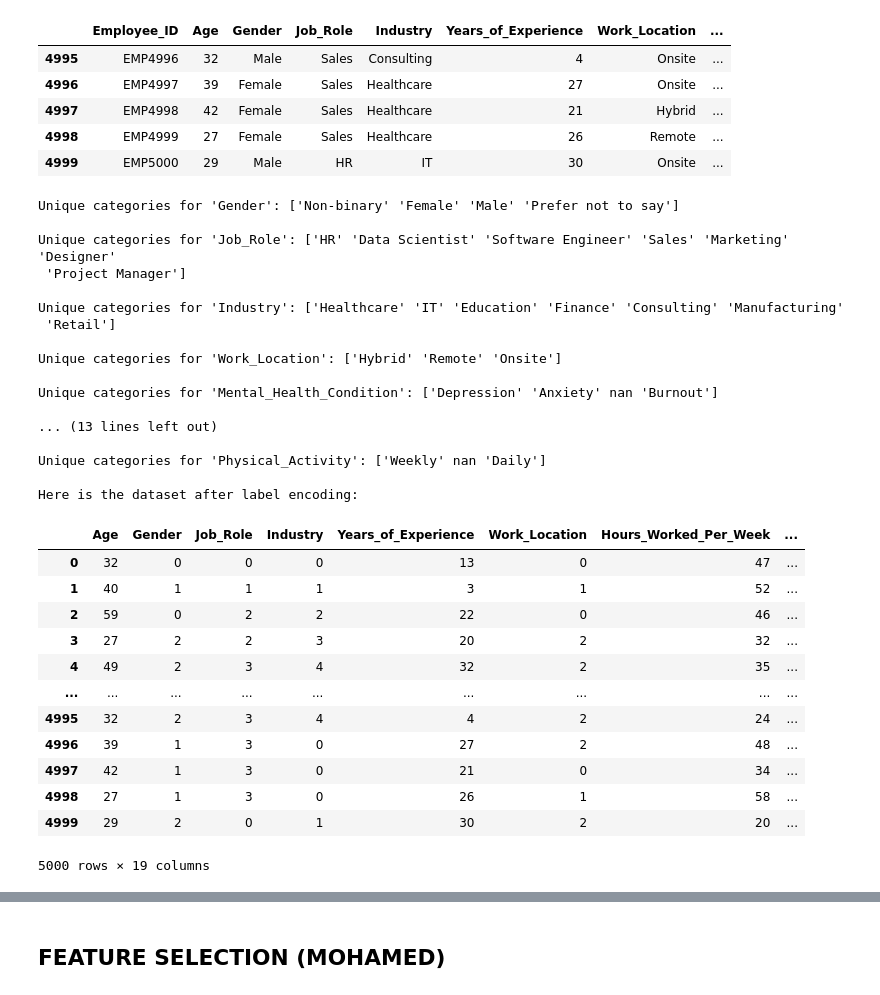
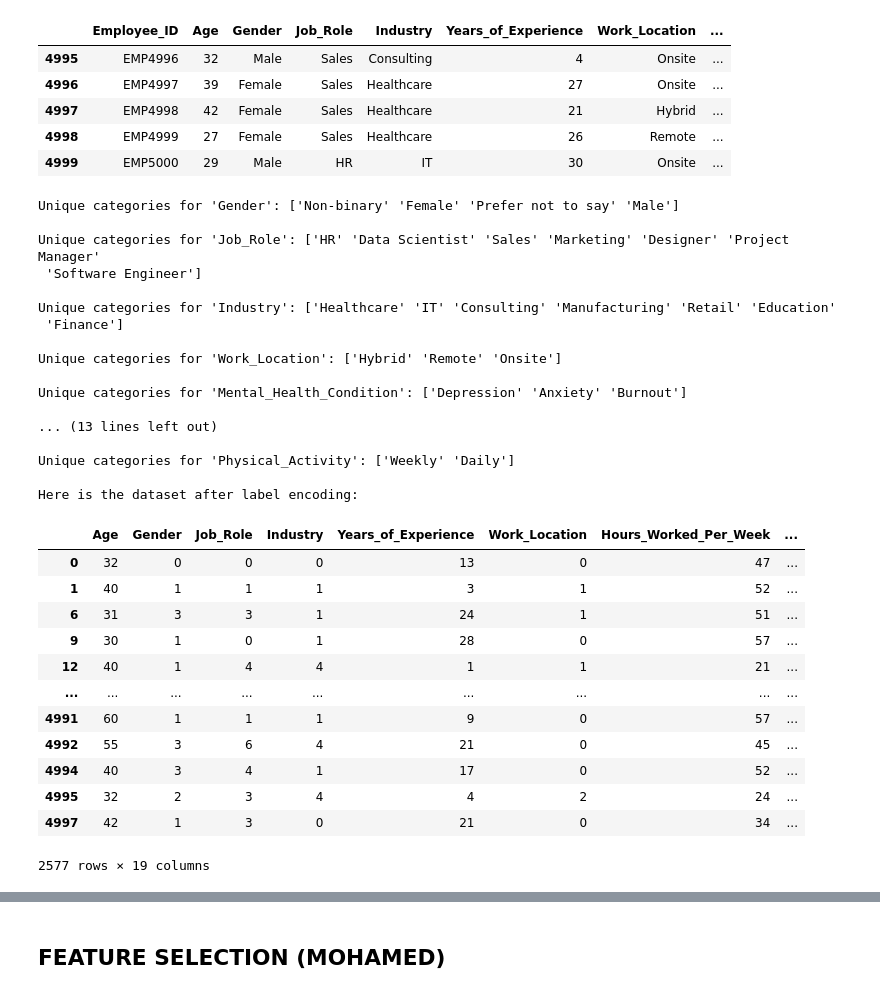
Before and after one commit to johnnyhuyhuynh/MindSpace, a Jupyter notebook: MindSpace-test.ipynb, the cells around one changed output, grey strips where cells are left out. Cells and saved outputs as stored; diff of their text form; code cells hidden in the pictures.

```diff
--- a/MindSpace-test.ipynb
+++ b/MindSpace-test.ipynb
@@ -57,6 +57,9 @@ None
 #### Data preprocessing ####
 import matplotlib.pyplot as plt
 import seaborn as sns
+
+# Remove null values
+df = df.dropna()
 
 # Label encoding #
 df = df.drop('Employee_ID', axis=1) # Employee_ID is just another index, we dont need.
@@ -151,50 +154,50 @@ mappings = {
     },
     'Physical_Activity': {
         'Daily': 0,
         'Weekly': 1,
         np.nan: 2
     }
 }
 
 # Step 2: Apply the mappings to the DataFrame
 for column, mapping in mappings.items():
     if column in df.columns:
         df[column] = df[column].map(mapping)
 
 # If youre wondering why I did a manual mapping instead of using LabelEncoder, its because I tried LabelEncoder and its labels didn't make sense. They didn't follow the heirarchy of the categories.
 print('Here is the dataset after label encoding:')
 display(df)
 # %% [output]
-Unique categories for 'Gender': ['Non-binary' 'Female' 'Male' 'Prefer not to say']
+Unique categories for 'Gender': ['Non-binary' 'Female' 'Prefer not to say' 'Male']
 
-Unique categories for 'Job_Role': ['HR' 'Data Scientist' 'Software Engineer' 'Sales' 'Marketing' 'Designer'
- 'Project Manager']
+Unique categories for 'Job_Role': ['HR' 'Data Scientist' 'Sales' 'Marketing' 'Designer' 'Project Manager'
+ 'Software Engineer']
 
-Unique categories for 'Industry': ['Healthcare' 'IT' 'Education' 'Finance' 'Consulting' 'Manufacturing'
- 'Retail']
+Unique categories for 'Industry': ['Healthcare' 'IT' 'Consulting' 'Manufacturing' 'Retail' 'Education'
+ 'Finance']
 
 Unique categories for 'Work_Location': ['Hybrid' 'Remote' 'Onsite']
 
-Unique categories for 'Mental_Health_Condition': ['Depression' 'Anxiety' nan 'Burnout']
+Unique categories for 'Mental_Health_Condition': ['Depression' 'Anxiety' 'Burnout']
 
 ... (13 lines left out)
 
-Unique categories for 'Physical_Activity': ['Weekly' nan 'Daily']
+Unique categories for 'Physical_Activity': ['Weekly' 'Daily']
 
 Here is the dataset after label encoding:
 |  | Age | Gender | Job_Role | Industry | Years_of_Experience | Work_Location | Hours_Worked_Per_Week | ... |
 | 0 | 32 | 0 | 0 | 0 | 13 | 0 | 47 | ... |
 | 1 | 40 | 1 | 1 | 1 | 3 | 1 | 52 | ... |
-| 2 | 59 | 0 | 2 | 2 | 22 | 0 | 46 | ... |
-| 3 | 27 | 2 | 2 | 3 | 20 | 2 | 32 | ... |
-| 4 | 49 | 2 | 3 | 4 | 32 | 2 | 35 | ... |
+| 6 | 31 | 3 | 3 | 1 | 24 | 1 | 51 | ... |
+| 9 | 30 | 1 | 0 | 1 | 28 | 0 | 57 | ... |
+| 12 | 40 | 1 | 4 | 4 | 1 | 1 | 21 | ... |
 | ... | ... | ... | ... | ... | ... | ... | ... | ... |
+| 4991 | 60 | 1 | 1 | 1 | 9 | 0 | 57 | ... |
+| 4992 | 55 | 3 | 6 | 4 | 21 | 0 | 45 | ... |
+| 4994 | 40 | 3 | 4 | 1 | 17 | 0 | 52 | ... |
 | 4995 | 32 | 2 | 3 | 4 | 4 | 2 | 24 | ... |
-| 4996 | 39 | 1 | 3 | 0 | 27 | 2 | 48 | ... |
 | 4997 | 42 | 1 | 3 | 0 | 21 | 0 | 34 | ... |
-| 4998 | 27 | 1 | 3 | 0 | 26 | 1 | 58 | ... |
-| 4999 | 29 | 2 | 0 | 1 | 30 | 2 | 20 | ... |
-5000 rows × 19 columns
+2577 rows × 19 columns
 # %%
 # Check for multicolinarity (Mohand):
 
```
Also changed, not shown: parts of 8 cells of this notebook.
